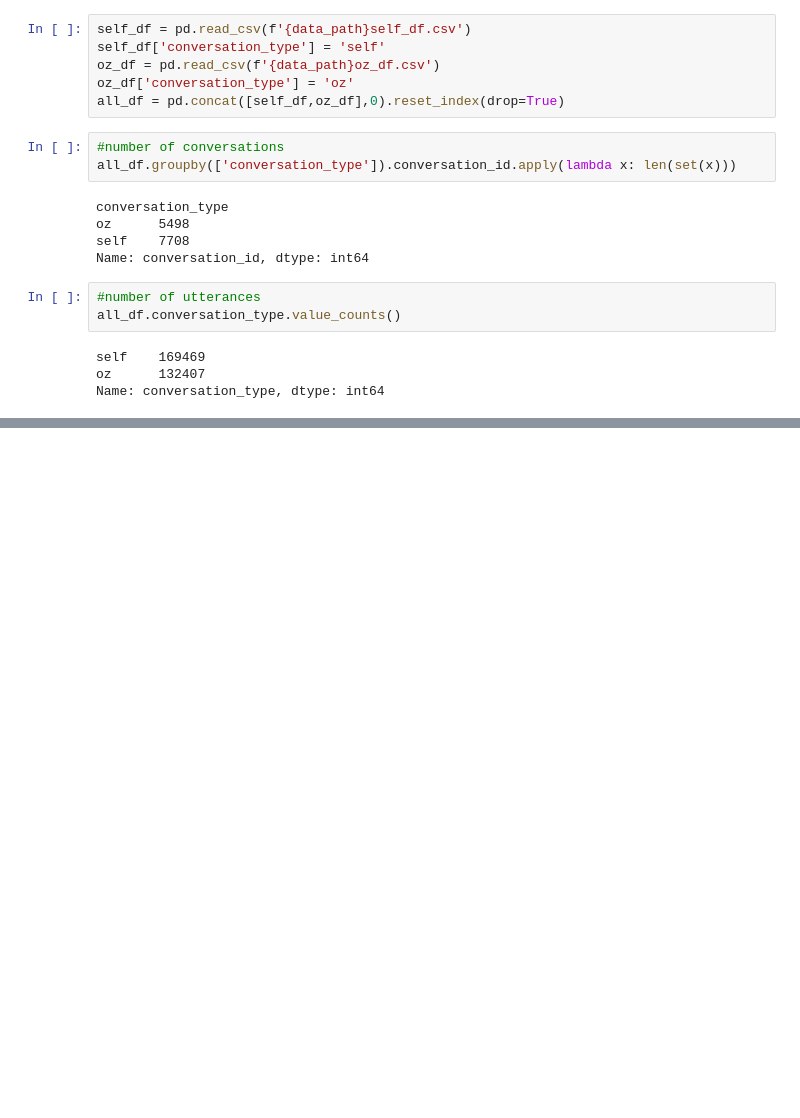
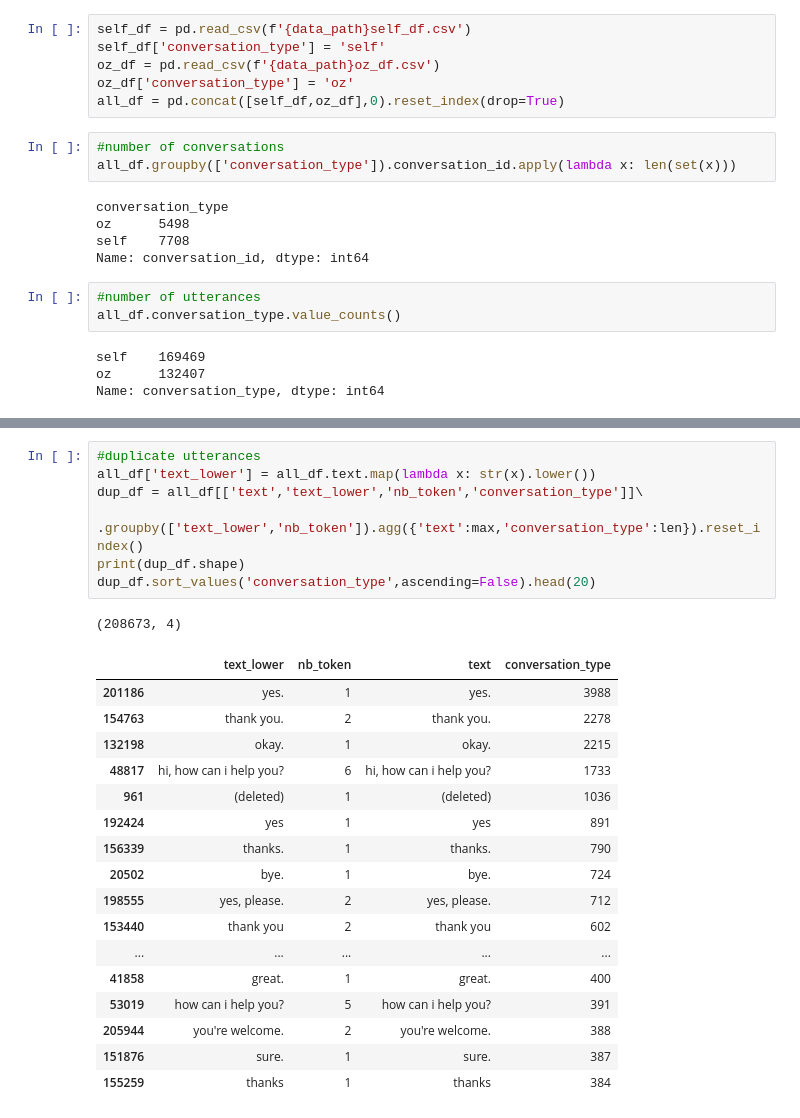
Before and after one commit to vistec-AI/mt-datasets, a Jupyter notebook: taskmaster1.ipynb, the cells around one changed output, grey strips where cells are left out. Drawn from its saved outputs; the diff is of its cells as text; blank space fills up the shorter version.

```diff
--- a/taskmaster1.ipynb
+++ b/taskmaster1.ipynb
@@ -101,0 +113,26 @@ g
+# %%
+#duplicate utterances
+all_df['text_lower'] = all_df.text.map(lambda x: str(x).lower())
+dup_df = all_df[['text','text_lower','nb_token','conversation_type']]\
+    .groupby(['text_lower','nb_token']).agg({'text':max,'conversation_type':len}).reset_index()
+print(dup_df.shape)
+dup_df.sort_values('conversation_type',ascending=False).head(20)
+# %% [output]
+(208673, 4)
+|  | text_lower | nb_token | text | conversation_type |
+| 201186 | yes. | 1 | yes. | 3988 |
+| 154763 | thank you. | 2 | thank you. | 2278 |
+| 132198 | okay. | 1 | okay. | 2215 |
+| 48817 | hi, how can i help you? | 6 | hi, how can i help you? | 1733 |
+| 961 | (deleted) | 1 | (deleted) | 1036 |
+| 192424 | yes | 1 | yes | 891 |
+| 156339 | thanks. | 1 | thanks. | 790 |
+| 20502 | bye. | 1 | bye. | 724 |
+| 198555 | yes, please. | 2 | yes, please. | 712 |
+| 153440 | thank you | 2 | thank you | 602 |
+| ... | ... | ... | ... | ... |
+| 41858 | great. | 1 | great. | 400 |
+| 53019 | how can i help you? | 5 | how can i help you? | 391 |
+| 205944 | you're welcome. | 2 | you're welcome. | 388 |
+| 151876 | sure. | 1 | sure. | 387 |
+| 155259 | thanks | 1 | thanks | 384 |
```
Also changed, not shown: parts of 14 cells of this notebook, 2 other files.
